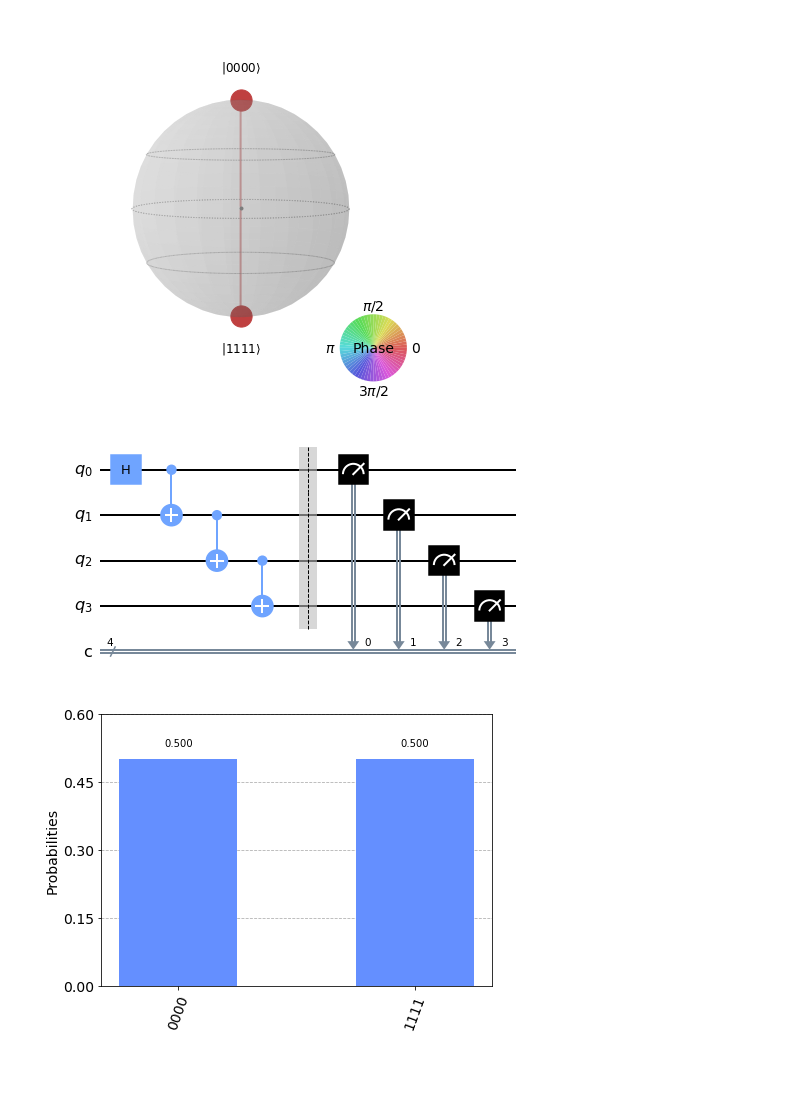
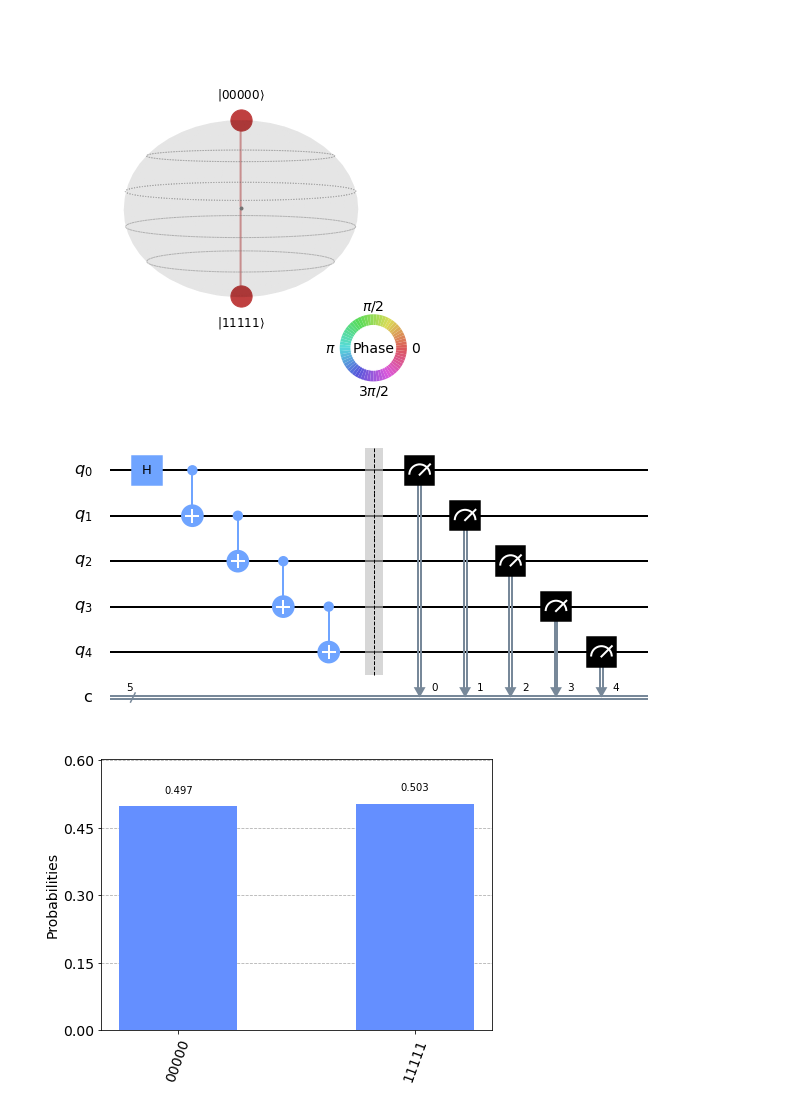
Before and after one commit to jansennathan/Research, a Jupyter notebook: Shannon Entropy of Cat States.ipynb, the cells around one changed output. Drawn from its saved outputs; the diff is of its cells as text; code cells hidden in the pictures; blank space fills up the shorter version.

```diff
--- a/Shannon Entropy of Cat States.ipynb
+++ b/Shannon Entropy of Cat States.ipynb
@@ -39,0 +25,22 @@ stair4.draw(output='mpl') #draw the circuit
+# %%
+# Setting up the circuits
+
+n = 2  # number of qubits
+cat_circs = [];
+for i in range(4):
+    cat = QuantumCircuit(n, n);
+    # Apply H gates
+
+    cat.h(0);
+
+    # Adding CNOT
+
+    cat.cx(range(n-1),range(1,n));
+
+    # Add barriers before measurements
+
+    cat.barrier();
+    cat_circs.append(cat);
+    n = n + 1
+
+cat_circs[0].draw(output='mpl')
@@ -46,30 +55,30 @@ from qiskit.visualization import plot_state_paulivec, plot_state_hinton
 from qiskit.visualization import plot_state_qsphere
 
 backend = BasicAer.get_backend('statevector_simulator')      # statevector simulator is the backend
-result = execute(stair4, backend).result()                   # Run the circuit on the backend
-psi  = result.get_statevector(stair4)                        # Declare results as Psi
+result = execute(cat, backend).result()                   # Run the circuit on the backend
+psi  = result.get_statevector(cat)                        # Declare results as Psi
 
 
 # Plotting the Bloch sphere
 plot_state_qsphere(psi)
 # %% [output]
-[figure, old version]
+[figure, new version]
 # %%
 #Adding measurements, you must add measurements after Bloch Sphere
 
-harp4.measure([0,1,2,3], [0,1,2,3]); stair4.measure([0,1,2,3], [0,1,2,3]);
+n = 2
+for cat in cat_circs:
+    cat.measure(range(n), range(n));
+    n = n+1
 
-%matplotlib inline
-stair4.draw(output='mpl')
+cat.draw(output='mpl')
 # %% [output]
-[figure, old version]
+[figure, new version]
 # %%
-# I always like to run it through the simulator first
-
 simulator = Aer.get_backend('qasm_simulator')
-result = execute(stair4, backend = simulator, shots = 8192).result()
+result = execute(cat, backend = simulator, shots = 8192).result()
 counts = result.get_counts()
 from qiskit.tools.visualization import plot_histogram
 plot_histogram(counts)
 # %% [output]
-[figure, old version]
+[figure, new version]
```
Also changed, not shown: parts of 15 cells of this notebook.
